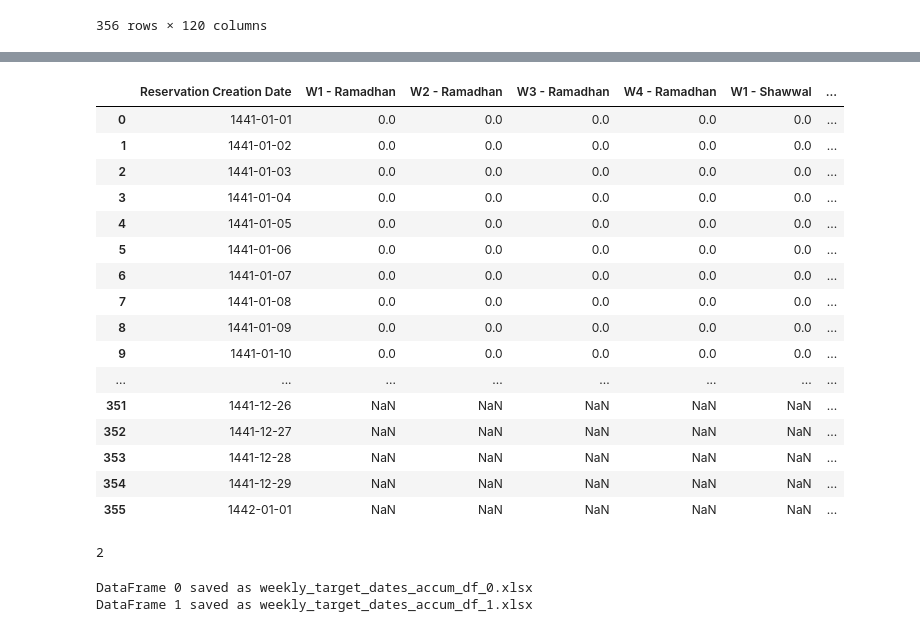
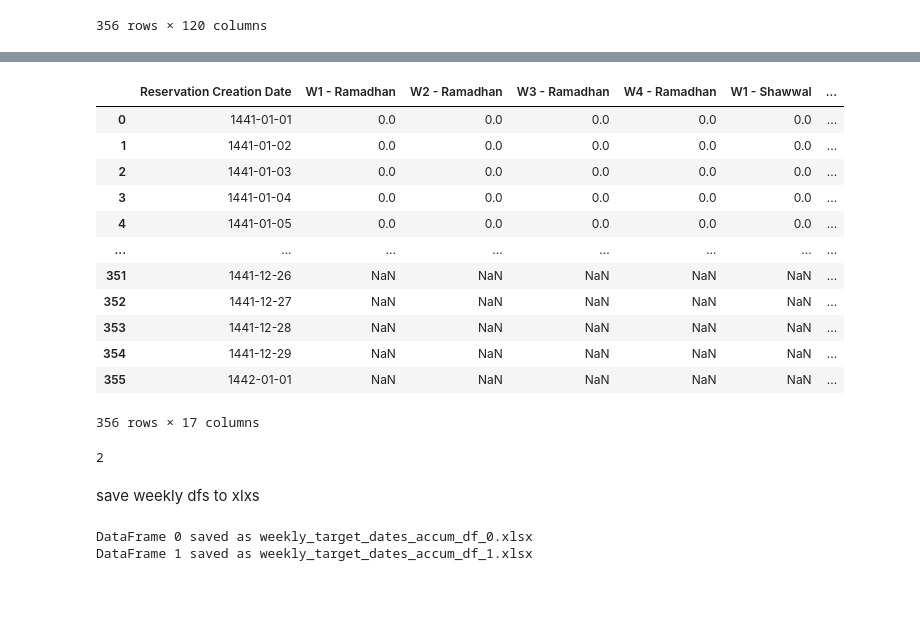
Before and after one commit to Ziadmohamed345/k2s-hotel-reservation, a Jupyter notebook: util-res-task/util-res-data-prep.ipynb, the cells around one changed output, grey strips where cells are left out. Cells and saved outputs as stored; diff of their text form; code cells hidden in the pictures; blank space fills up the shorter version.

```diff
--- a/util-res-task/util-res-data-prep.ipynb
+++ b/util-res-task/util-res-data-prep.ipynb
@@ -585,30 +583,28 @@ Before:&nbsp;&nbsp;&nbsp;&nbsp;&nbsp;&nbsp;&nbsp;&nbsp;&nbsp;&nbsp;&nbsp;&nbsp;&
 <img src="../project_media/after_acc.png" alt="Alt Text" width="300">
 # %%
 handle_accumulated_rooms(weekly_target_dates_accum_dfs)
-# %%
-display_full_df(weekly_target_dates_accum_dfs[0])
-# %% [output]
-|  | Reservation Creation Date | W1 - Ramadhan | W2 - Ramadhan | W3 - Ramadhan | W4 - Ramadhan | W1 - Shawwal | ... |
-| 0 | 1441-01-01 | 0.0 | 0.0 | 0.0 | 0.0 | 0.0 | ... |
-| 1 | 1441-01-02 | 0.0 | 0.0 | 0.0 | 0.0 | 0.0 | ... |
-| 2 | 1441-01-03 | 0.0 | 0.0 | 0.0 | 0.0 | 0.0 | ... |
-| 3 | 1441-01-04 | 0.0 | 0.0 | 0.0 | 0.0 | 0.0 | ... |
-| 4 | 1441-01-05 | 0.0 | 0.0 | 0.0 | 0.0 | 0.0 | ... |
-| 5 | 1441-01-06 | 0.0 | 0.0 | 0.0 | 0.0 | 0.0 | ... |
-| 6 | 1441-01-07 | 0.0 | 0.0 | 0.0 | 0.0 | 0.0 | ... |
-| 7 | 1441-01-08 | 0.0 | 0.0 | 0.0 | 0.0 | 0.0 | ... |
-| 8 | 1441-01-09 | 0.0 | 0.0 | 0.0 | 0.0 | 0.0 | ... |
-| 9 | 1441-01-10 | 0.0 | 0.0 | 0.0 | 0.0 | 0.0 | ... |
-| ... | ... | ... | ... | ... | ... | ... | ... |
-| 351 | 1441-12-26 | NaN | NaN | NaN | NaN | NaN | ... |
-| 352 | 1441-12-27 | NaN | NaN | NaN | NaN | NaN | ... |
-| 353 | 1441-12-28 | NaN | NaN | NaN | NaN | NaN | ... |
-| 354 | 1441-12-29 | NaN | NaN | NaN | NaN | NaN | ... |
-| 355 | 1442-01-01 | NaN | NaN | NaN | NaN | NaN | ... |
+# %%
+weekly_target_dates_accum_dfs[0]
+# %% [output]
+|  | Reservation Creation Date | W1 - Ramadhan | W2 - Ramadhan | W3 - Ramadhan | W4 - Ramadhan | W1 - Shawwal | ... |
+| 0 | 1441-01-01 | 0.0 | 0.0 | 0.0 | 0.0 | 0.0 | ... |
+| 1 | 1441-01-02 | 0.0 | 0.0 | 0.0 | 0.0 | 0.0 | ... |
+| 2 | 1441-01-03 | 0.0 | 0.0 | 0.0 | 0.0 | 0.0 | ... |
+| 3 | 1441-01-04 | 0.0 | 0.0 | 0.0 | 0.0 | 0.0 | ... |
+| 4 | 1441-01-05 | 0.0 | 0.0 | 0.0 | 0.0 | 0.0 | ... |
+| ... | ... | ... | ... | ... | ... | ... | ... |
+| 351 | 1441-12-26 | NaN | NaN | NaN | NaN | NaN | ... |
+| 352 | 1441-12-27 | NaN | NaN | NaN | NaN | NaN | ... |
+| 353 | 1441-12-28 | NaN | NaN | NaN | NaN | NaN | ... |
+| 354 | 1441-12-29 | NaN | NaN | NaN | NaN | NaN | ... |
+| 355 | 1442-01-01 | NaN | NaN | NaN | NaN | NaN | ... |
+356 rows × 17 columns
 # %%
 len(weekly_target_dates_accum_dfs)
 # %% [output]
 2
+# %% [markdown]
+save weekly dfs to xlxs
 # %%
 for index, df in enumerate(weekly_target_dates_accum_dfs, start=0):
     file_name = f"weekly_target_dates_accum_df_{index}.xlsx"
```
Also changed, not shown: parts of 18 cells of this notebook, 6 other files.
